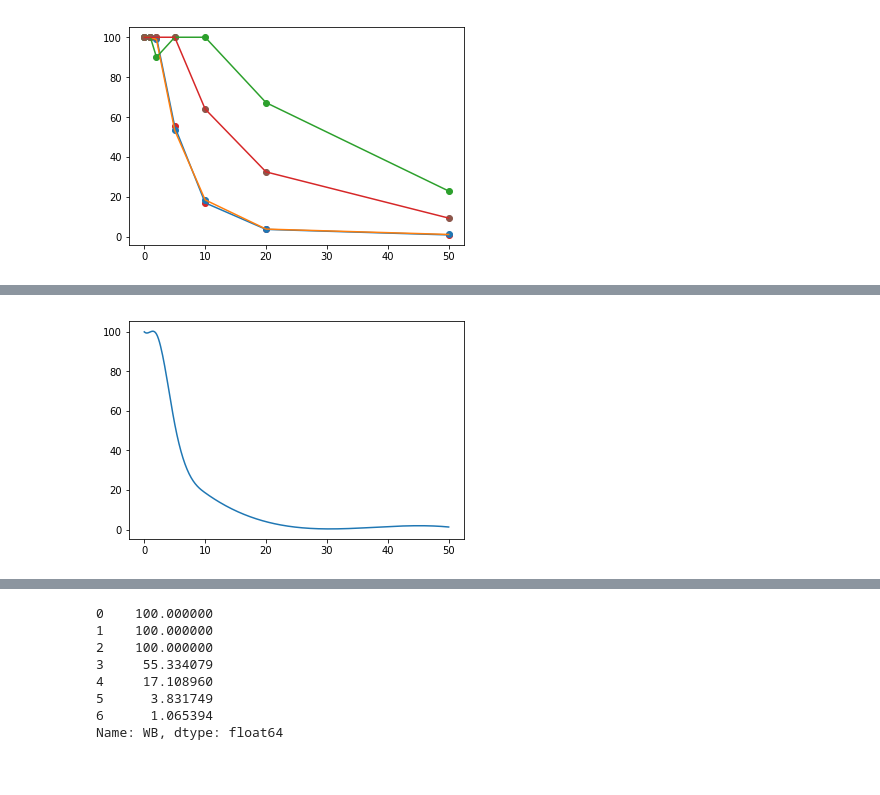
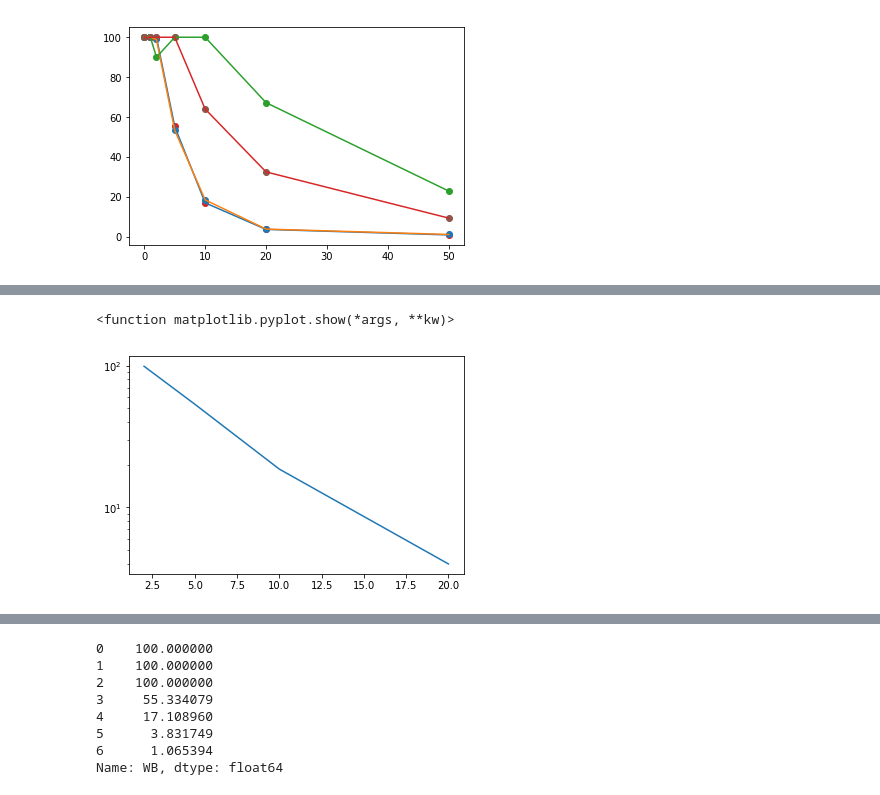
Before and after one commit to SaschaKrakovka/project, a Jupyter notebook: IC50MTZ_12_9_19_1.ipynb, the cells around one changed output, grey strips where cells are left out. Saved outputs shown, nothing was run; the diff lists cells and outputs as text; code cells hidden in the pictures.

```diff
--- a/IC50MTZ_12_9_19_1.ipynb
+++ b/IC50MTZ_12_9_19_1.ipynb
@@ -248,24 +248,20 @@ plt.show
-# %%
-import matplotlib.pyplot as plt
-from scipy.interpolate import make_interp_spline, BSpline
-
-x = np.array(MTZ_1["Conc"])
-y = np.array(MTZ_1["C6NR"])
-
-
-# 300 represents number of points to make between T.min and T.max
-xnew = np.linspace(x.min(), x.max(), 300)
-
-spl = make_interp_spline(x, y, k=3)  # type: BSpline
-y_smooth = spl(xnew)
-
-plt.plot(xnew, y_smooth)
-plt.show()
-
-# Can I get the function here and it is at all usable? Check it out later. However cannot work since
-# in real world the cells cannot survive better at higher C
-
-#plt.plot(x,y)
-#plt.show
-# %% [output]
-[figure, removed]
+# %%
+#Strain 2
+C6NR_a  = MTZ_1["C6NR"]
+Conc_C6NR = MTZ_1["Conc"]
+#I filter for all that are smaller than 99%
+C6NR_aH = C6NR_a <97   #This is adjust since there is a 98% element.
+
+C6NR_aH = C6NR_a[C6NR_aH]
+len(C6NR_aH)
+
+C6NR_x = Conc_C6NR[(7-(len(C6NR_aH)+1)):(7-len(C6NR_aH)+3)]
+C6NR_y = C6NR_a[(7-(len(C6NR_aH)+1)):(7-len(C6NR_aH)+3)]
+
+fig, ax = plt.subplots()
+ax.set_yscale('log')
+plt.plot(C6NR_x,C6NR_y)
+plt.show
+# %% [output]
+<function matplotlib.pyplot.show(*args, **kw)>
+[figure, added]
```
Also changed, not shown: parts of 8 cells of this notebook, 2 other files.
